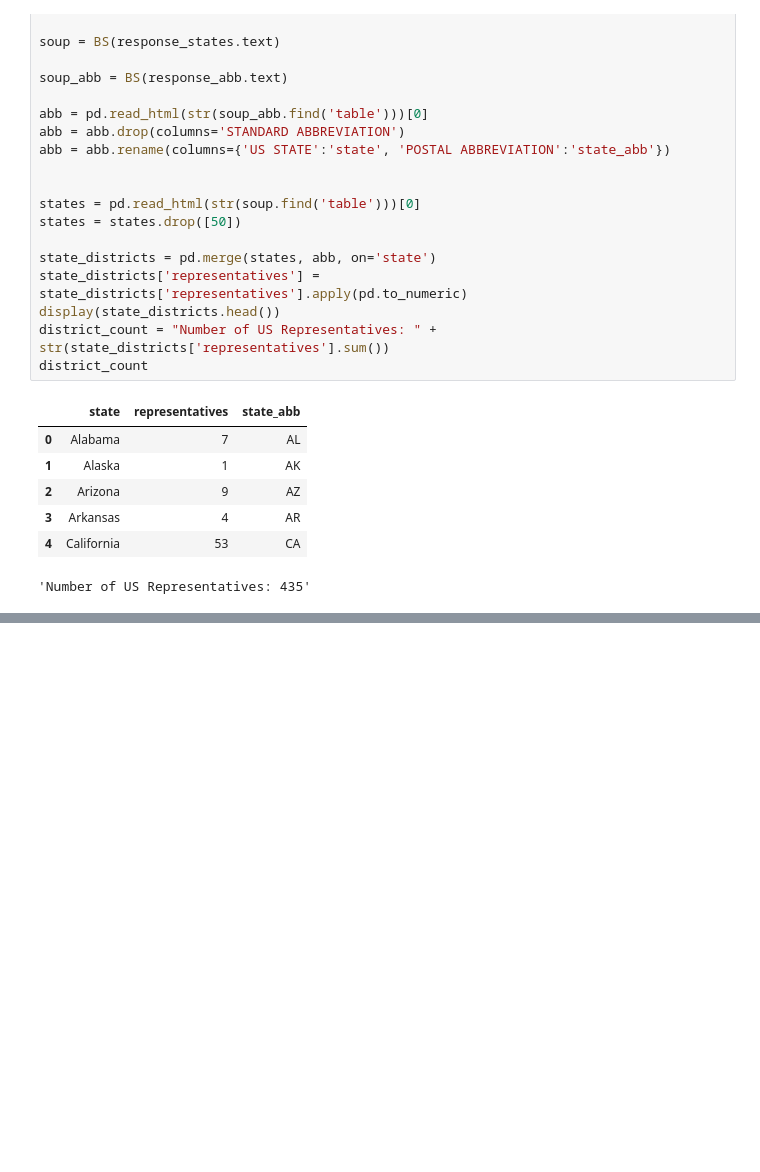
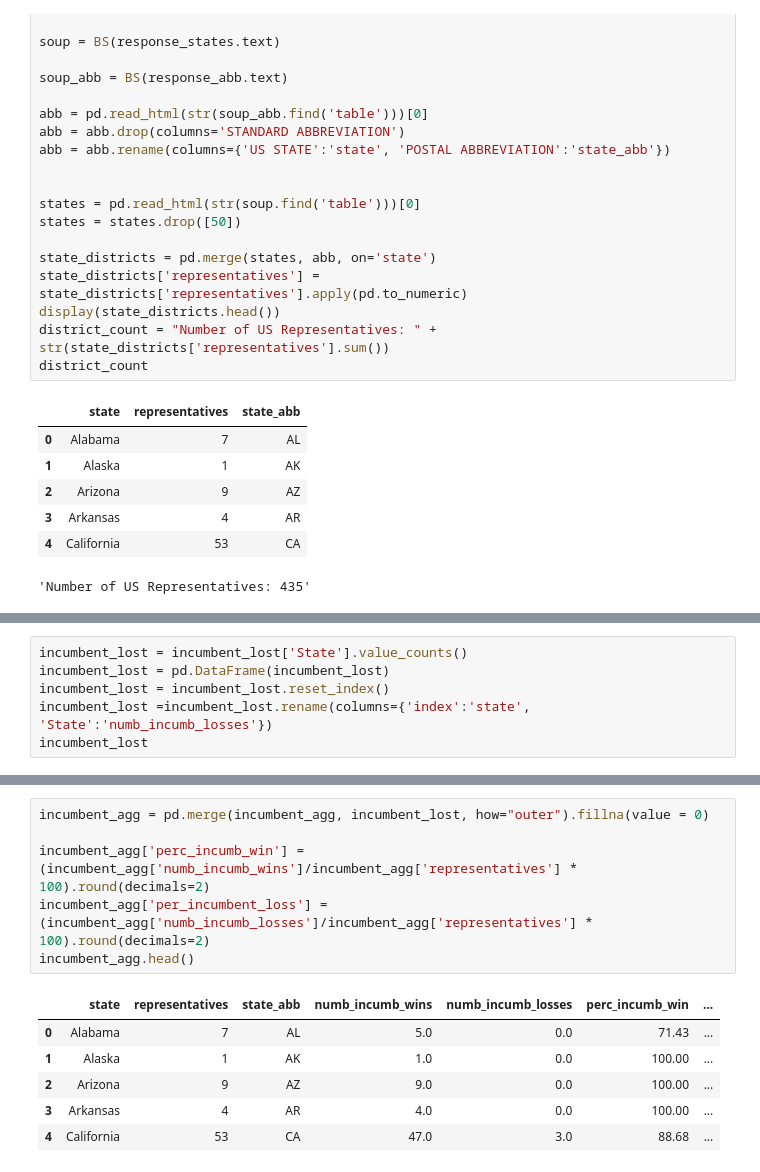
Before and after one commit to nss-data-science-cohort-5/webscraping_open_secrets-silver-ish-sharks, a Jupyter notebook: notebooks/Analyses_Conrad.ipynb, the cells around one changed output, grey strips where cells are left out. Drawn from its saved outputs; the diff is of its cells as text; blank space fills up the shorter version.

```diff
--- a/notebooks/Analyses_Conrad.ipynb
+++ b/notebooks/Analyses_Conrad.ipynb
@@ -127,0 +121,6 @@ incumbent_agg
+# %%
+incumbent_lost = incumbent_lost['State'].value_counts()
+incumbent_lost = pd.DataFrame(incumbent_lost)
+incumbent_lost = incumbent_lost.reset_index()
+incumbent_lost =incumbent_lost.rename(columns={'index':'state', 'State':'numb_incumb_losses'})
+incumbent_lost
@@ -127,0 +140,13 @@ incumbent_agg
+# %%
+incumbent_agg = pd.merge(incumbent_agg, incumbent_lost, how="outer").fillna(value = 0)
+
+incumbent_agg['perc_incumb_win'] = (incumbent_agg['numb_incumb_wins']/incumbent_agg['representatives'] * 100).round(decimals=2)
+incumbent_agg['per_incumbent_loss'] = (incumbent_agg['numb_incumb_losses']/incumbent_agg['representatives'] * 100).round(decimals=2)
+incumbent_agg.head()
+# %% [output]
+|  | state | representatives | state_abb | numb_incumb_wins | numb_incumb_losses | perc_incumb_win | ... |
+| 0 | Alabama | 7 | AL | 5.0 | 0.0 | 71.43 | ... |
+| 1 | Alaska | 1 | AK | 1.0 | 0.0 | 100.00 | ... |
+| 2 | Arizona | 9 | AZ | 9.0 | 0.0 | 100.00 | ... |
+| 3 | Arkansas | 4 | AR | 4.0 | 0.0 | 100.00 | ... |
+| 4 | California | 53 | CA | 47.0 | 3.0 | 88.68 | ... |
```
Also changed, not shown: parts of 7 cells of this notebook.
